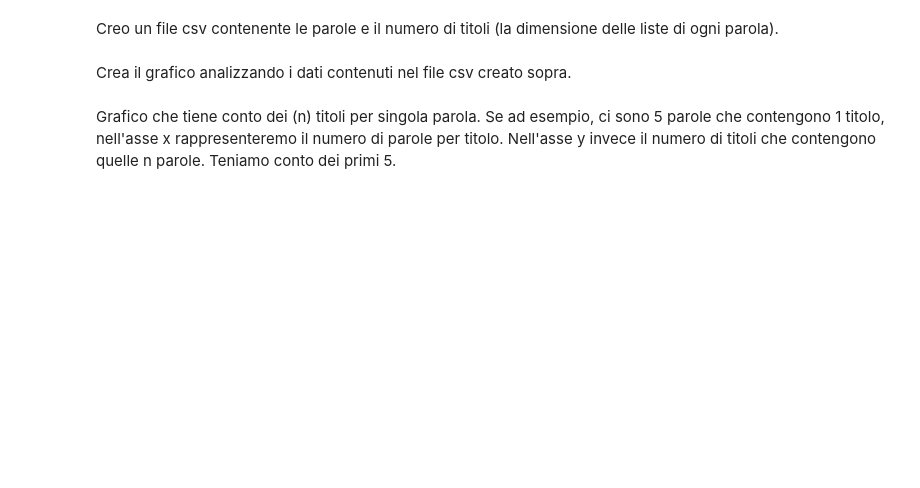
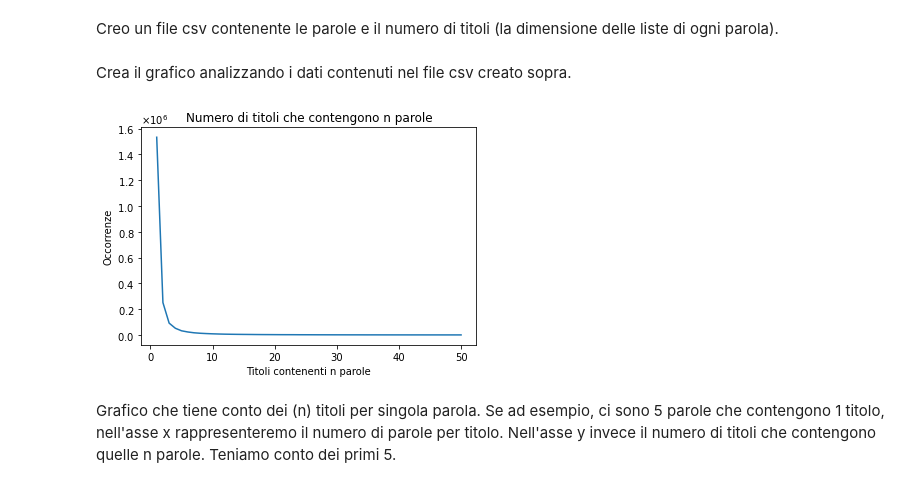
Before and after one commit to Fabbro96/Big-Data, a Jupyter notebook: finalParser.ipynb, the cells around one changed output. Saved outputs shown, nothing was run; the diff lists cells and outputs as text; code cells hidden in the pictures; blank space fills up the shorter version.

```diff
--- a/finalParser.ipynb
+++ b/finalParser.ipynb
@@ -477,22 +548,21 @@ counts.to_csv("occurrences.csv", index=False)
 # %% [markdown]
 Crea il grafico analizzando i dati contenuti nel file csv creato sopra.
 # %%
-df_titles = []
-df_occs = []
-
 data = pd.read_csv('occurrences.csv')
 data = data.head(50)
-x = data['list_size']
-y = data['occurrences']
+x = data['list_size'].tolist()
+y = data['occurrences'].tolist()
 
 plt.plot(x,y)
 plt.ticklabel_format(style='sci', axis='y', scilimits=(0,0), useMathText=True)
 
 plt.xlabel('Titoli contenenti n parole')
 plt.ylabel('Occorrenze')
 plt.title('Numero di titoli che contengono n parole')
 
 plt.show()
+# %% [output]
+[figure, added]
 # %% [markdown]
 Grafico che tiene conto dei (n) titoli per singola parola. Se ad esempio, ci sono 5 parole che contengono 1 titolo, nell'asse x rappresenteremo il numero di parole per titolo. Nell'asse y invece il numero di titoli che contengono quelle n parole. Teniamo conto dei primi 5.
 # %%
```
Also changed, not shown: parts of 11 cells of this notebook.
